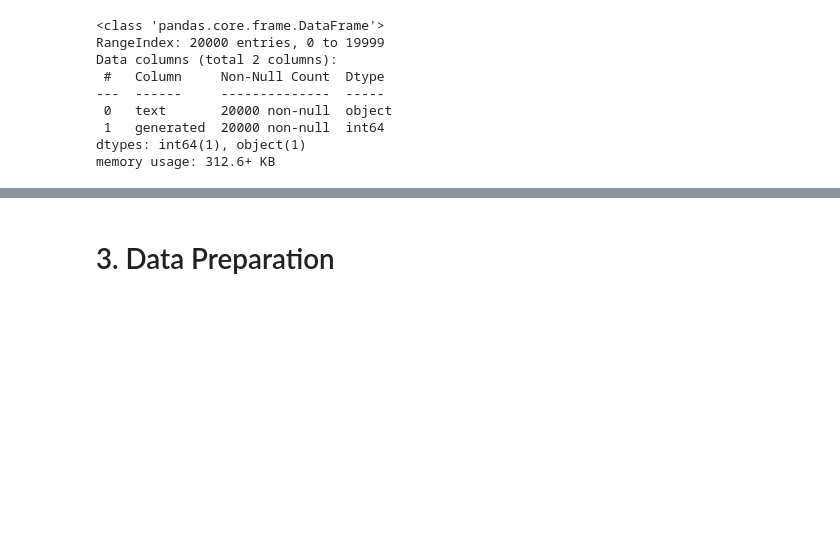
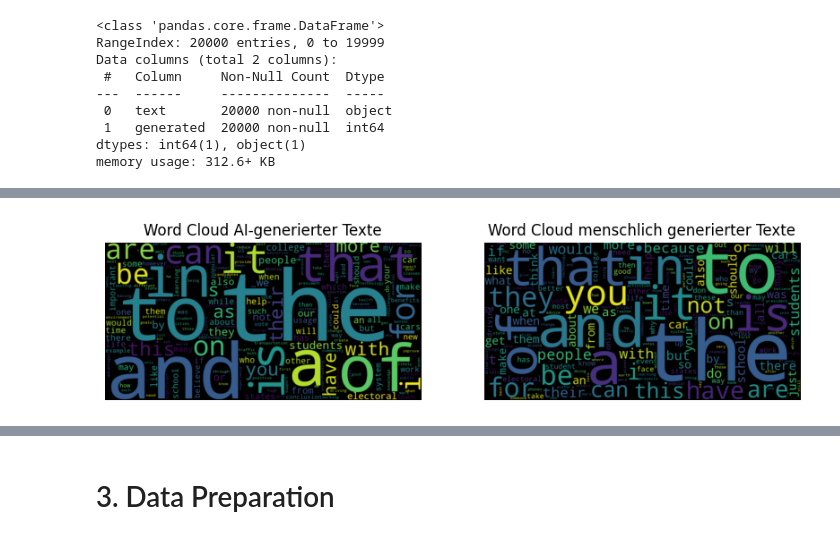
Before and after one commit to andreashubertus/DSundKI2, a Jupyter notebook: main.ipynb, the cells around one changed output, grey strips where cells are left out. Saved outputs shown, nothing was run; the diff lists cells and outputs as text; code cells hidden in the pictures; blank space fills up the shorter version.

```diff
--- a/main.ipynb
+++ b/main.ipynb
@@ -157,0 +172,18 @@ plt.show()
+# %%
+from wordcloud import WordCloud
+wordcloud_ai = WordCloud(width=800, height=400).generate_from_frequencies(word_counts_ai.set_index("word")["count"])
+wordcloud_human = WordCloud(width=800, height=400).generate_from_frequencies(word_counts_human.set_index("word")["count"])
+plt.figure(figsize=(10, 6))
+plt.subplot(1,2,1)
+plt.imshow(wordcloud_ai, interpolation='bilinear')
+plt.title("Word Cloud AI-generierter Texte")
+plt.axis('off')
+
+plt.subplot(1,2,2)
+plt.imshow(wordcloud_human, interpolation='bilinear')
+plt.title("Word Cloud menschlich generierter Texte")
+plt.axis('off')
+
+plt.show()
+# %% [output]
+[figure, added]
```
Also changed, not shown: parts of 4 cells of this notebook.
